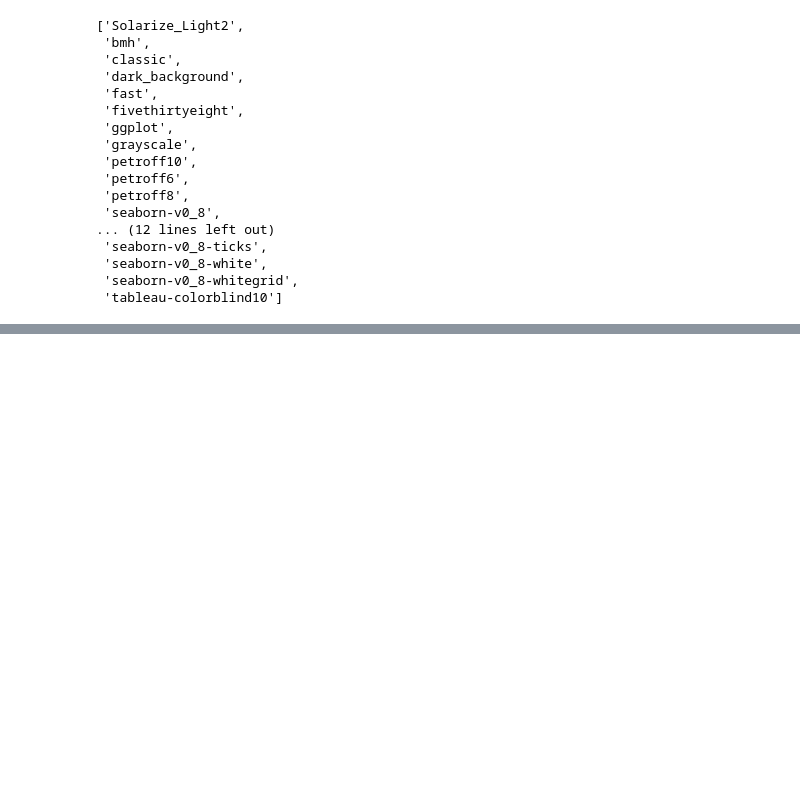
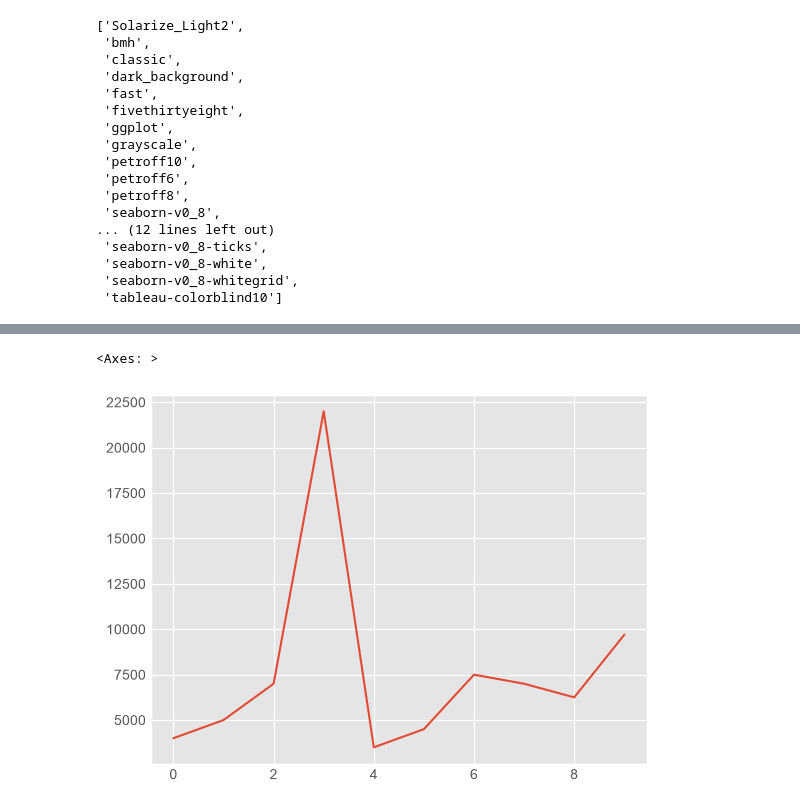
Before and after one commit to ayinde-xyz/ml-learn, a Jupyter notebook: matplotlib_learn.ipynb, the cells around one changed output, grey strips where cells are left out. Saved outputs shown, nothing was run; the diff lists cells and outputs as text; code cells hidden in the pictures; blank space fills up the shorter version.

```diff
--- a/matplotlib_learn.ipynb
+++ b/matplotlib_learn.ipynb
@@ -354,0 +371,6 @@ plt.style.available
+# %%
+plt.style.use("ggplot")
+car_sales["Price"].plot()
+# %% [output]
+<Axes: >
+[figure, added]
```
Also changed, not shown: parts of 37 cells of this notebook, 1 other file.
